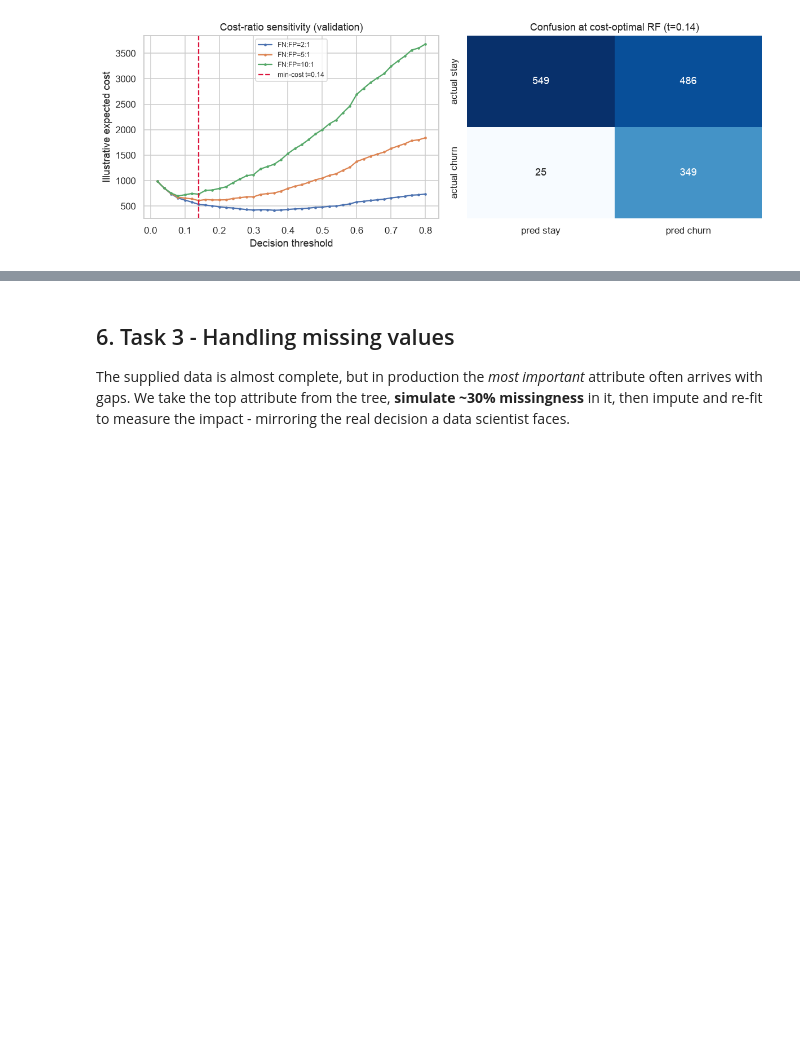
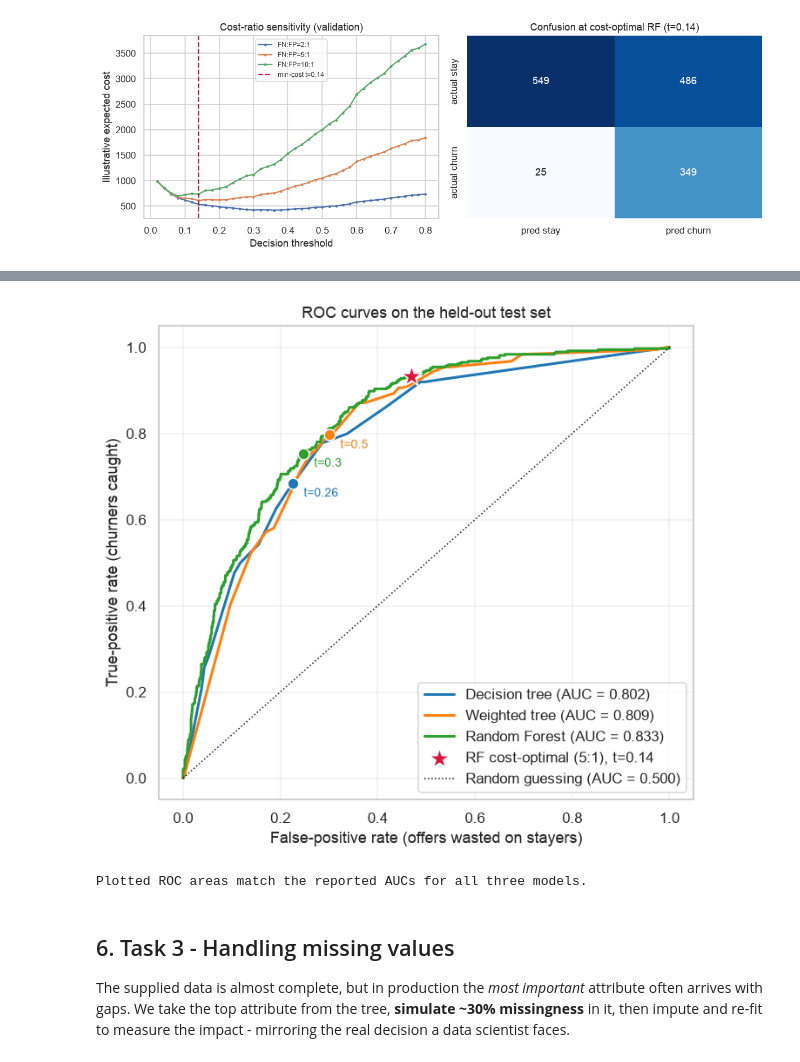
Before and after one commit to lfariabr/masters-swe-ai, a Jupyter notebook: 2026-T2/BDA/assignments/Assessment2/notebook/BDA601FariaLuis_Assessment2.ipynb, the cells around one changed output, grey strips where cells are left out. Saved outputs shown, nothing was run; the diff lists cells and outputs as text; code cells hidden in the pictures; blank space fills up the shorter version.

Commit message:
feat(study-bda601): A2 v6 - ROC curves, appendices into body, glossary (Relates #171)

```diff
--- a/2026-T2/BDA/assignments/Assessment2/notebook/BDA601FariaLuis_Assessment2.ipynb
+++ b/2026-T2/BDA/assignments/Assessment2/notebook/BDA601FariaLuis_Assessment2.ipynb
@@ -818,3 +832,61 @@ Headline RF threshold (illustrative FN:FP = 5:1): t = 0.14
+# %%
+# ROC is computed from the same held-out (label, P[churn]) scores used for every metric above.
+def roc_points(s):
+    y = s["label"].astype(int).to_numpy()
+    p = s["p1"].to_numpy()
+    order = np.argsort(-p)                      # descending score = sweeping the threshold down
+    y, p = y[order], p[order]
+    tp = np.cumsum(y)
+    fp = np.cumsum(1 - y)
+    # A decision tree assigns the same probability to every customer in a leaf, so scores are heavily
+    # tied. Keep only the last index of each tied block: within a block the ranking is arbitrary, and
+    # emitting one point per customer would trace a staircase that overstates the area. One point per
+    # distinct score lets the trapezoid cut diagonally across ties, which is the correct treatment.
+    last = np.r_[np.nonzero(np.diff(p))[0], len(p) - 1]
+    tpr = np.r_[0.0, tp[last] / max(tp[-1], 1)]
+    fpr = np.r_[0.0, fp[last] / max(fp[-1], 1)]
+    return fpr, tpr
+
+def point_at(s, t):
+    m = churn_scores(s, t)
+    _, fp, _, _ = counts(s, t)
+    n_neg_ = int((s["label"] == 0).sum())
+    return fp / n_neg_, m["recall"]             # (FPR, TPR) at threshold t
+
+plt.figure(figsize=(6.5, 6))
+curves = [("Decision tree", tree_test, auc_tree, t_tree, "tab:blue"),
+          ("Weighted tree", w_test, auc_w, 0.5, "tab:orange"),
+          ("Random Forest", rf_test, auc_rf, t_rf, "tab:green")]
+for name, s, a, t_sel, colour in curves:
+    fpr, tpr = roc_points(s)
+    plt.plot(fpr, tpr, color=colour, lw=2, label=f"{name} (AUC = {a:.3f})")
+    fx, fy = point_at(s, t_sel)
+    plt.scatter([fx], [fy], color=colour, s=70, zorder=5, edgecolor="white")
+    plt.annotate(f"t={t_sel}", (fx, fy), textcoords="offset points", xytext=(8, -10),
+                 fontsize=9, color=colour)
+
+# Where the cost-optimal 5:1 operating point lands on the Random Forest curve.
+cx, cy = point_at(rf_test, t_cost)
+plt.scatter([cx], [cy], marker="*", s=260, color="crimson", zorder=6, edgecolor="white",
+            label=f"RF cost-optimal (5:1), t={t_cost}")
+
+plt.plot([0, 1], [0, 1], "k:", lw=1, label="Random guessing (AUC = 0.500)")
+plt.xlabel("False-positive rate (offers wasted on stayers)")
+plt.ylabel("True-positive rate (churners caught)")
+plt.title("ROC curves on the held-out test set")
+plt.legend(loc="lower right"); plt.grid(alpha=0.3); plt.tight_layout()
+plt.savefig(FIG_DIR / "fig12_roc_curves.png"); plt.show()
+
+# Sanity check: the area under the plotted curve must equal the AUC Spark reported.
+for name, s, a, _, _ in curves:
+    fpr, tpr = roc_points(s)
+    assert abs(np.trapezoid(tpr, fpr) - a) < 1e-3, (name, np.trapezoid(tpr, fpr), a)
+print("Plotted ROC areas match the reported AUCs for all three models.")
+
+roc_summary = {name: round(a, 4) for name, _, a, _, _ in curves}
+# %% [output]
+[figure, added]
+Plotted ROC areas match the reported AUCs for all three models.
 # %% [markdown]
 ## 6. Task 3 - Handling missing values
 
```
Also changed, not shown: parts of 5 cells of this notebook, 12 other files.
